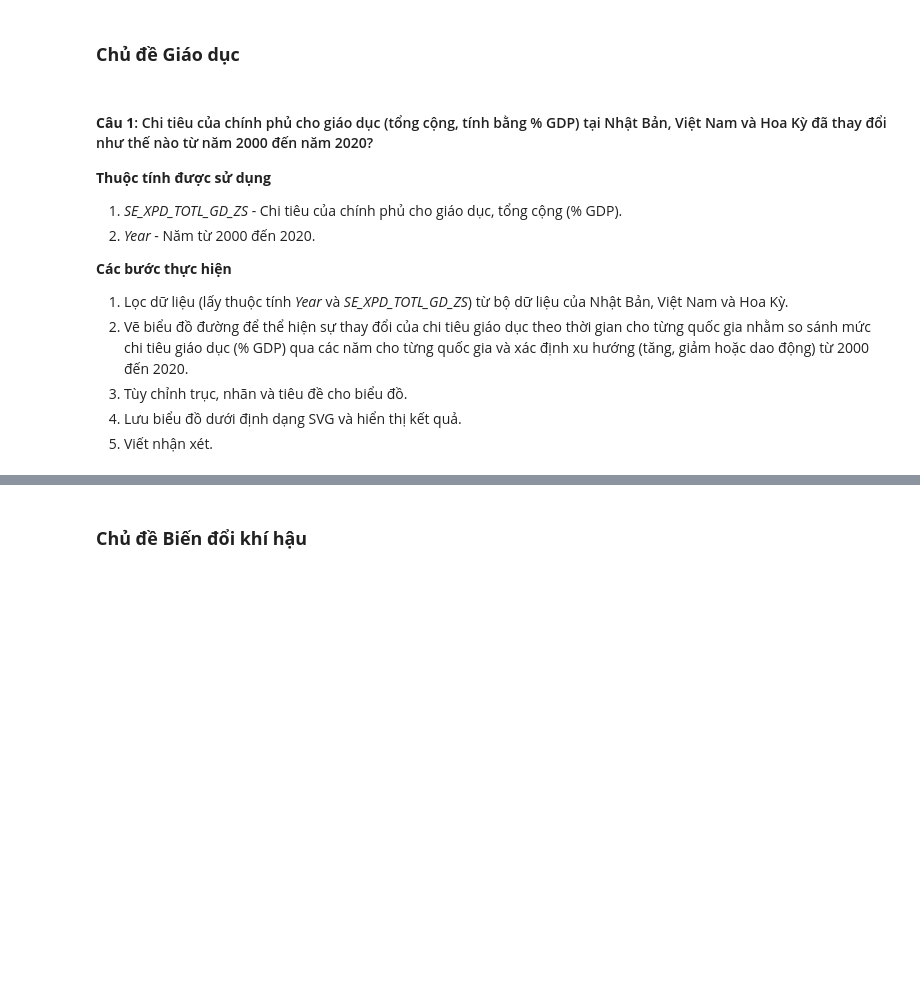
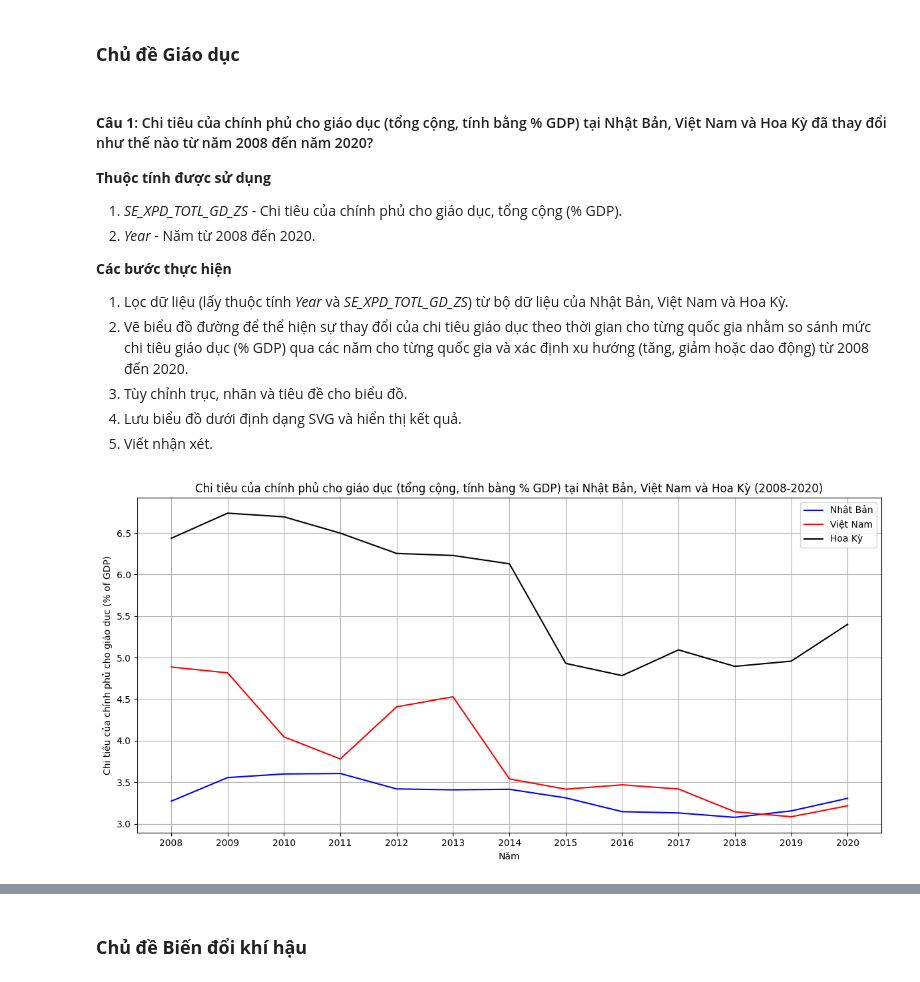
Before and after one commit to 0Nguyen0Cong0Tuan0/Data-Visualization, a Jupyter notebook: Lab3/22127048_22127436_22127438.ipynb, the cells around one changed output, grey strips where cells are left out. Cells and saved outputs as stored; diff of their text form; code cells hidden in the pictures; blank space fills up the shorter version.

```diff
--- a/Lab3/22127048_22127436_22127438.ipynb
+++ b/Lab3/22127048_22127436_22127438.ipynb
@@ -473,33 +569,37 @@ print(jp_null_columns)
 # %% [markdown]
 ### **Chủ đề Giáo dục**
 # %% [markdown]
-#### **Câu 1**: Chi tiêu của chính phủ cho giáo dục (tổng cộng, tính bằng % GDP) tại Nhật Bản, Việt Nam và Hoa Kỳ đã thay đổi như thế nào từ năm 2000 đến năm 2020?
+#### **Câu 1**: Chi tiêu của chính phủ cho giáo dục (tổng cộng, tính bằng % GDP) tại Nhật Bản, Việt Nam và Hoa Kỳ đã thay đổi như thế nào từ năm 2008 đến năm 2020?
 
 
 **Thuộc tính được sử dụng**
 1. *SE_XPD_TOTL_GD_ZS* - Chi tiêu của chính phủ cho giáo dục, tổng cộng (% GDP).
-2. *Year* - Năm từ 2000 đến 2020.
+2. *Year* - Năm từ 2008 đến 2020.
 
 **Các bước thực hiện**
 1. Lọc dữ liệu (lấy thuộc tính *Year* và *SE_XPD_TOTL_GD_ZS*) từ bộ dữ liệu của Nhật Bản, Việt Nam và Hoa Kỳ.
-2. Vẽ biểu đồ đường để thể hiện sự thay đổi của chi tiêu giáo dục theo thời gian cho từng quốc gia nhằm so sánh mức chi tiêu giáo dục (% GDP) qua các năm cho từng quốc gia và xác định xu hướng (tăng, giảm hoặc dao động) từ 2000 đến 2020.
+2. Vẽ biểu đồ đường để thể hiện sự thay đổi của chi tiêu giáo dục theo thời gian cho từng quốc gia nhằm so sánh mức chi tiêu giáo dục (% GDP) qua các năm cho từng quốc gia và xác định xu hướng (tăng, giảm hoặc dao động) từ 2008 đến 2020.
 3. Tùy chỉnh trục, nhãn và tiêu đề cho biểu đồ.
 4. Lưu biểu đồ dưới định dạng SVG và hiển thị kết quả.
 5. Viết nhận xét.
 # %%
 years = np.arange(2008, 2021)
 
 plt.figure(figsize=(12, 6))
 plt.plot(years, jp['SE_XPD_TOTL_GD_ZS'], 'b-', label='Nhật Bản')
 plt.plot(years, vn['SE_XPD_TOTL_GD_ZS'], 'r-', label='Việt Nam')
 plt.plot(years, us['SE_XPD_TOTL_GD_ZS'], 'k-', label='Hoa Kỳ')
 
 plt.xticks(years)
-plt.title('Chi tiêu của chính phủ cho giáo dục (tổng cộng, tính bằng % GDP) tại Nhật Bản, Việt Nam và Hoa Kỳ (2000-2020)')
+plt.title('Chi tiêu của chính phủ cho giáo dục (tổng cộng, tính bằng % GDP) tại Nhật Bản, Việt Nam và Hoa Kỳ (2008-2020)')
 plt.xlabel('Năm')
 plt.ylabel('Chi tiêu của chính phủ cho giáo dục (% of GDP)')
 plt.legend()
 plt.grid()
 plt.tight_layout()
+
+plt.savefig('cau_1_giao_duc.svg')
 plt.show()
+# %% [output]
+[figure, added]
 # %% [markdown]
```
Also changed, not shown: parts of 43 cells of this notebook, 13 other files.
